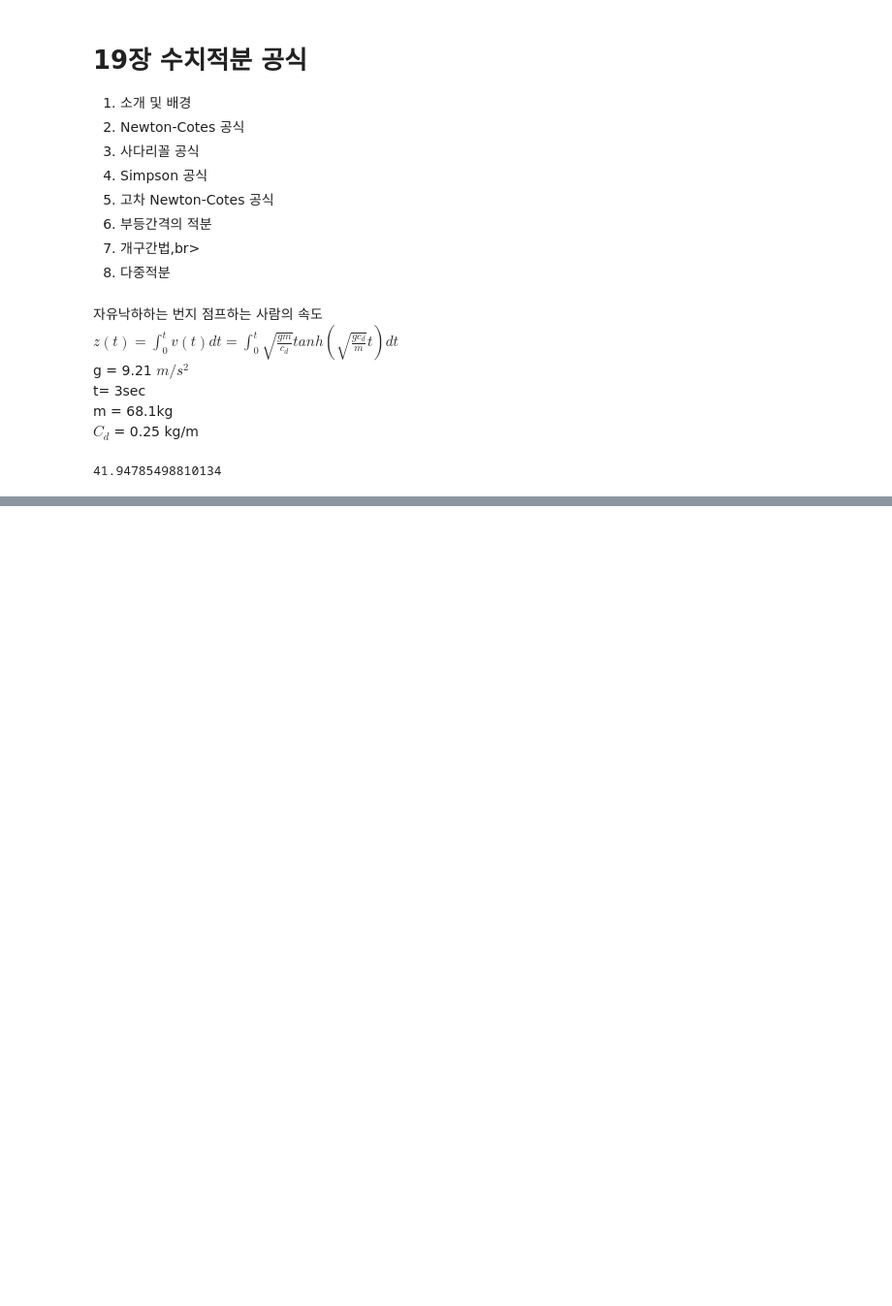
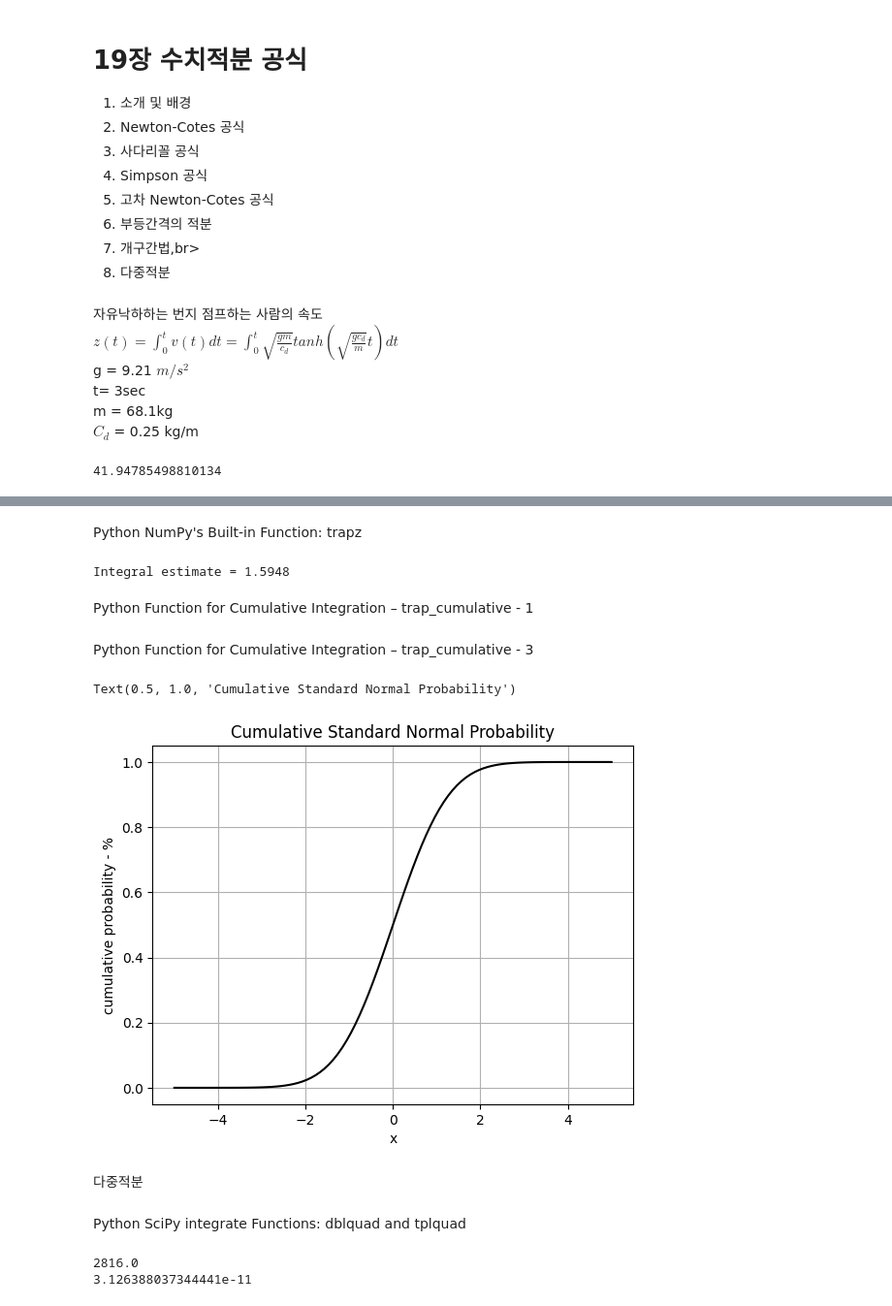
Before and after one commit to upwind1993/Numerical-Analysis, a Jupyter notebook: 19장/19장(수치적분_공식).ipynb, the cells around one changed output, grey strips where cells are left out. Shown at 97% size. Cells and saved outputs as stored; diff of their text form; code cells hidden in the pictures; blank space fills up the shorter version.

```diff
--- a/19장/19장(수치적분_공식).ipynb
+++ b/19장/19장(수치적분_공식).ipynb
@@ -54,0 +87,68 @@ print(z)
+# %% [markdown]
+Python NumPy's Built-in Function: trapz
+# %%
+import numpy as np
+x = np.array([0.,0.12,0.22,0.32,0.36,0.4,0.44,0.54,0.64,0.7,0.8])
+y = 0.2 + 25.*x - 200.*x**2 + 675.*x**3 - 900.*x**4 + 400.*x**5
+
+Iest = np.trapz(y,x)
+print('Integral estimate = {0:6.4f}'.format(Iest))
+# %% [output]
+Integral estimate = 1.5948
+# %% [markdown]
+Python Function for Cumulative Integration – trap_cumulative - 1
+# %%
+def trap_cumulative(x,y):
+    """
+    trapezoidal rule for unequally spaced data
+    returns an array of cumulative sums
+    Input:
+        x = array of independent variable values
+        y = array of dependent variable values
+        x and y arrays must be of equal length
+            and in ascending order of x
+    Output:
+        s = array of sums
+    """
+    n = len(x)
+    if len(y) != n: return 'x and y arrays must be of equal length'
+    for i in range(n-1):
+        if x[i+1] < x[i]: return 'x array not in ascending order'
+    s = np.zeros((n))
+    for k in range(1,n):
+        s[k] = s[k-1] + (x[k]-x[k-1])*(y[k]+y[k-1])/2
+    return s
+# %% [markdown]
+Python Function for Cumulative Integration – trap_cumulative - 3
+# %%
+import numpy as np
+mu = 0.
+sigma = 1.
+a = -5.
+b = 5.
+x = np.linspace(a,b,100)
+f = 1/np.sqrt(2*np.pi)/sigma*np.exp(-(x-mu)**2/sigma**2/2)
+F = trap_cumulative(x,f)
+import pylab
+pylab.plot(x,F,c='k')
+pylab.grid()
+pylab.xlabel('x')
+pylab.ylabel('cumulative probability - %')
+pylab.title('Cumulative Standard Normal Probability')
+# %% [output]
+Text(0.5, 1.0, 'Cumulative Standard Normal Probability')
+[figure, added]
+# %% [markdown]
+다중적분
+# %% [markdown]
+Python SciPy integrate Functions: dblquad and tplquad
+# %%
+from scipy.integrate import dblquad
+def f(y,x):
+    return 2*x*y + 2*x - x**2 -2*y**2 + 72.
+Iest,Ierr = dblquad(f,0.,8.,lambda x: 0.,lambda x: 6.)
+print(Iest)
+print(Ierr)
+# %% [output]
+2816.0
+3.126388037344441e-11
```
Also changed, not shown: parts of 3 cells of this notebook.
